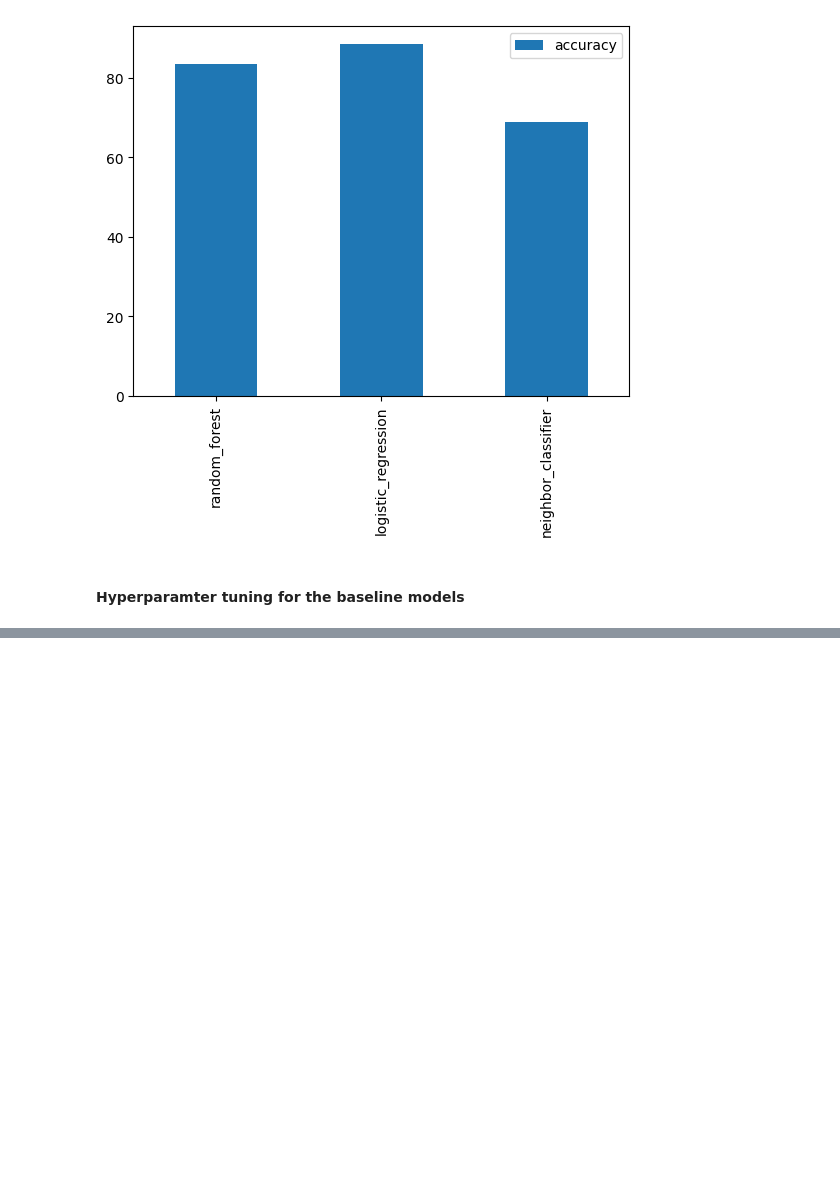
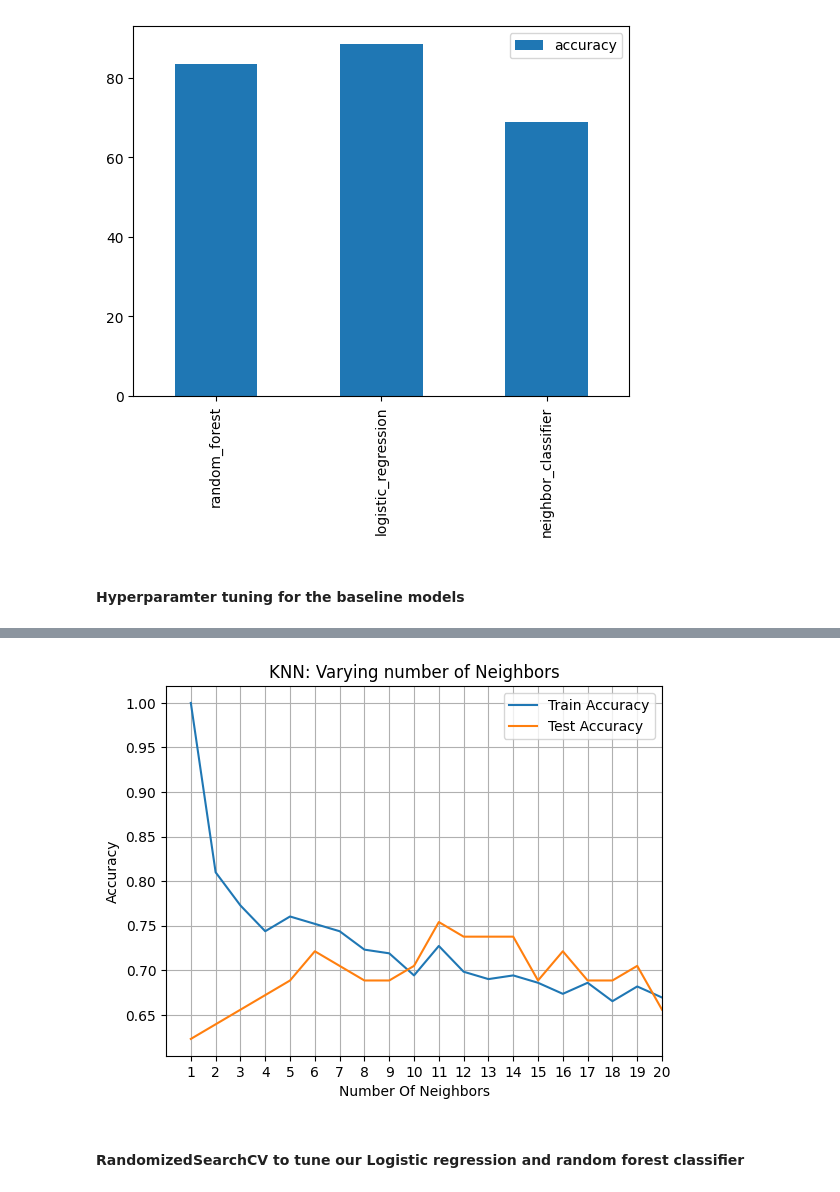
Before and after one commit to Sohaib90/ZTM-project-1, a Jupyter notebook: end-to-end.ipynb, the cells around one changed output, grey strips where cells are left out. Drawn from its saved outputs; the diff is of its cells as text; code cells hidden in the pictures; blank space fills up the shorter version.

Commit message:
added gridsearch and randomizedsearch cv methods

```diff
--- a/end-to-end.ipynb
+++ b/end-to-end.ipynb
@@ -415,0 +434,34 @@ forest_conf_matrix = confusion_matrix(y_test, models['random_forest'].predict(X_
+# %%
+# Lets tune KNN
+
+train_scores = []
+test_scores = []
+
+# Create a list of different neighbor values for KNN
+neighbors = np.arange(1, 21, 1)
+
+# set up KNN instance
+knn = KNeighborsClassifier()
+
+# loop through different neighbors
+for i in neighbors:
+    knn.set_params(n_neighbors=i)
+    knn.fit(X_train, y_train)
+    train_scores.append(knn.score(X_train, y_train))
+    test_scores.append(knn.score(X_test, y_test))
+# %%
+# Plot the training and testing scores vs the neighbors
+
+plt.plot(neighbors, train_scores, label="Train Accuracy")
+plt.plot(neighbors, test_scores, label="Test Accuracy")
+plt.xlabel("Number Of Neighbors")
+plt.ylabel("Accuracy")
+plt.title("KNN: Varying number of Neighbors")
+plt.xlim(0, len(neighbors))
+plt.xticks(np.arange(1, 21, 1))
+plt.legend()
+plt.grid()
+# %% [output]
+[figure, added]
+# %% [markdown]
+#### RandomizedSearchCV to tune our Logistic regression and random forest classifier
```
Also changed, not shown: parts of 13 cells of this notebook.
